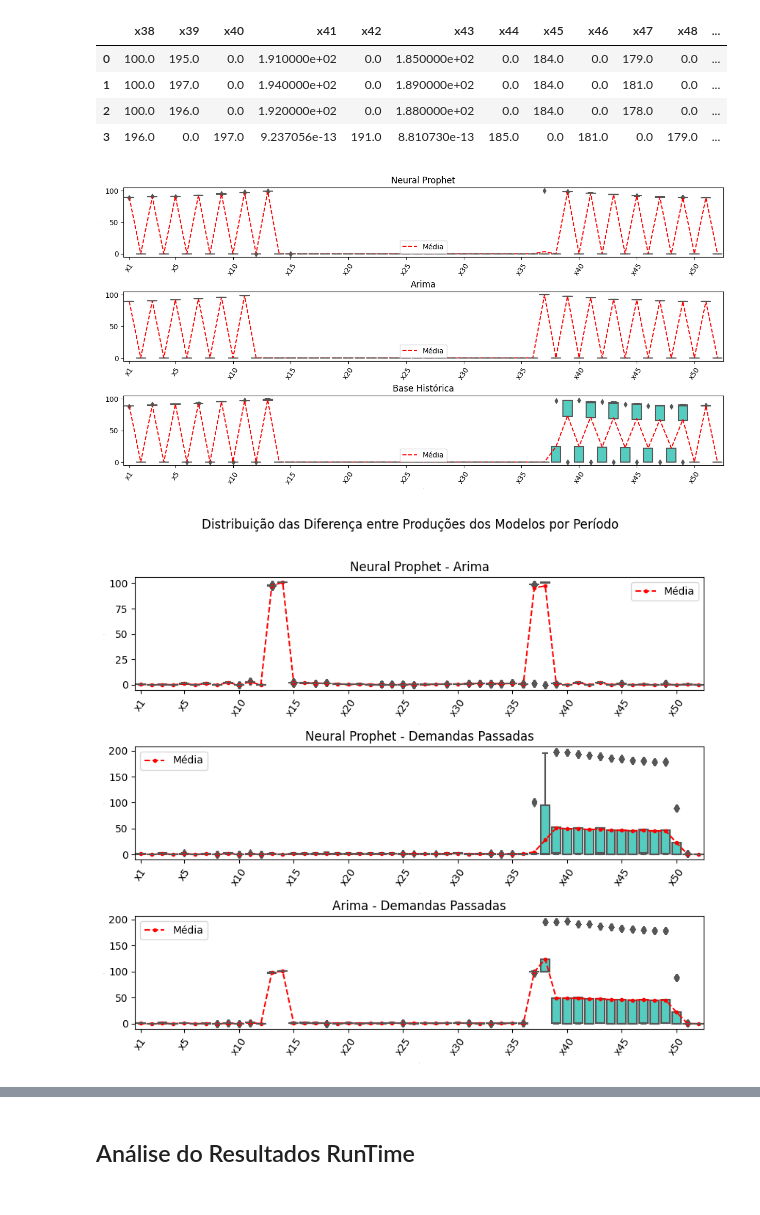
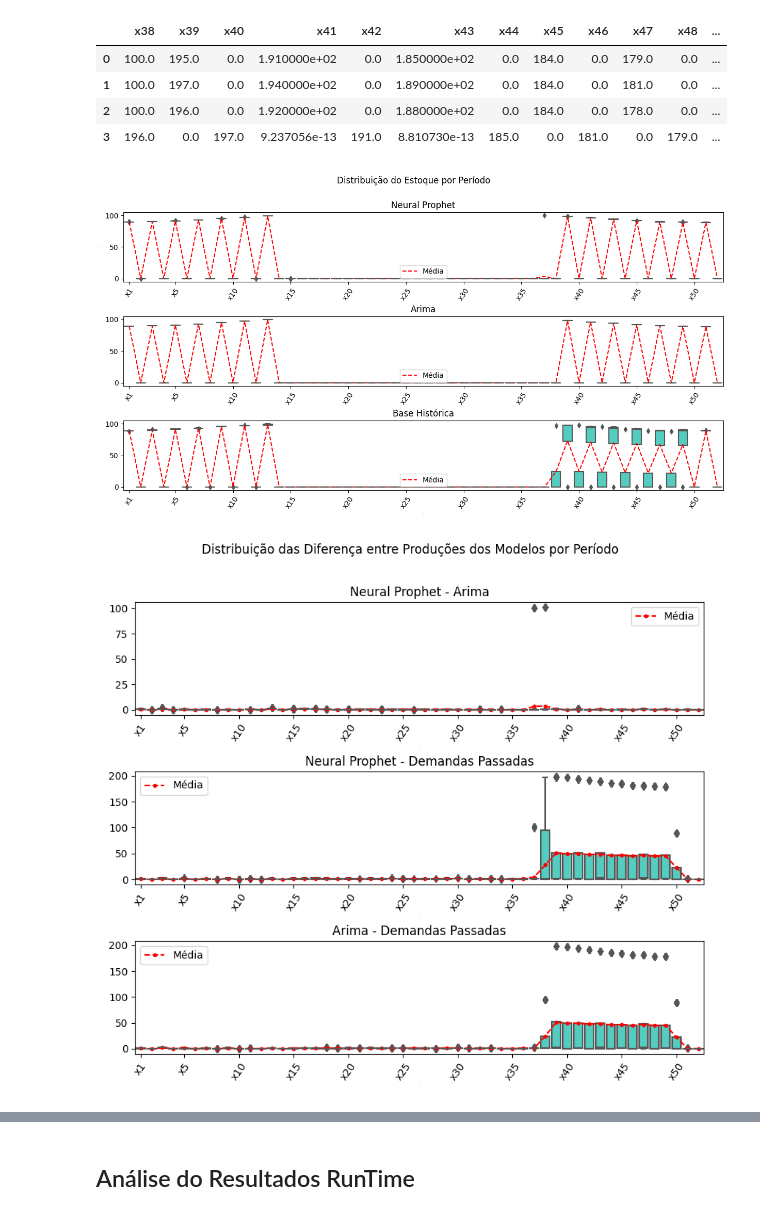
Before and after one commit to MarcioB1999/Prev_For_ULS, a Jupyter notebook: Modelo_pi/resultados_pi_analise.ipynb, the cells around one changed output, grey strips where cells are left out. Saved outputs shown, nothing was run; the diff lists cells and outputs as text; code cells hidden in the pictures.

```diff
--- a/Modelo_pi/resultados_pi_analise.ipynb
+++ b/Modelo_pi/resultados_pi_analise.ipynb
@@ -42,7 +42,7 @@ def arrumaDataFrame(resultados):
         resultados_dataframe[resultados.columns[column]] = coluna_aux
 
 
-    for column in resultados.columns[3:]:
+    for column in resultados.columns[4:]:
         resultados_dataframe[column] = resultados[column]
 
 
@@ -167,7 +174,7 @@ boxPlot_s_ar = dataFrame_to_boxPlot(result_s_ar,'value')
 boxPlot_s_treino = dataFrame_to_boxPlot(result_s_treino,'value')
 # %%
 fig=plt.figure(figsize=(15,7))
-#fig.suptitle('Distribuição do Estoque por Período')
+fig.suptitle('Distribuição do Estoque por Período')
 
 
 
@@ -182,34 +189,34 @@ plt.ylabel([], fontsize=0)
 for tick in ax.get_xticklabels():
     tick.set_rotation(55)
 plt.xticks([0]+[i*5-1 for i in range(1,int(len(result_s_np.columns)/5)+1)])
 plt.legend()
 
 
 ax=fig.add_subplot(3,1,2)
 ax.set_title('Arima')
 sns.boxplot(data=boxPlot_s_ar,x='x',y='value',color='turquoise')
 plt.plot(result_s_ar.columns,result_s_ar.describe().iloc[1,:],color='red',linestyle='--',label='Média')
 plt.xlabel([], fontsize=0)
 plt.ylabel([], fontsize=0)
 for tick in ax.get_xticklabels():
     tick.set_rotation(55)
 plt.xticks([0]+[i*5-1 for i in range(1,int(len(result_s_ar.columns)/5)+1)])
 plt.legend()
 
 
 ax=fig.add_subplot(3,1,3)
 ax.set_title('Base Histórica')
 sns.boxplot(data=boxPlot_s_treino,x='x',y='value',color='turquoise')
 plt.plot(result_s_treino.columns,result_s_treino.describe().iloc[1,:],color='red',linestyle='--',label='Média')
 plt.xlabel([], fontsize=0)
 plt.ylabel([], fontsize=0)
 for tick in ax.get_xticklabels():
     tick.set_rotation(55)
 plt.xticks([0]+[i*5-1 for i in range(1,int(len(result_s_treino.columns)/5)+1)])
 plt.legend()
 plt.savefig('C:/Users/marcio/Documents/Prev_For_ULS/Resultados/img/ResultS.png', format='png', bbox_inches='tight',pad_inches = 0.1)
 # %% [output]
-[figure, old version]
+[figure, new version]
 # %%
 dist_x_NA = describe_dist_var(resultados_np,resultados_ar,'x')
 boxPlot_dist_x_NA = dataFrame_to_boxPlot(dist_x_NA,'dist')
@@ -259,4 +266,4 @@ plt.legend()
 
 plt.savefig('C:/Users/marcio/Documents/Prev_For_ULS/Resultados/img/ResultDifX.png', format='png', bbox_inches='tight',pad_inches = 0.1)
 # %% [output]
-[figure, old version]
+[figure, new version]
```
Also changed, not shown: parts of 16 cells of this notebook, 30 other files.
